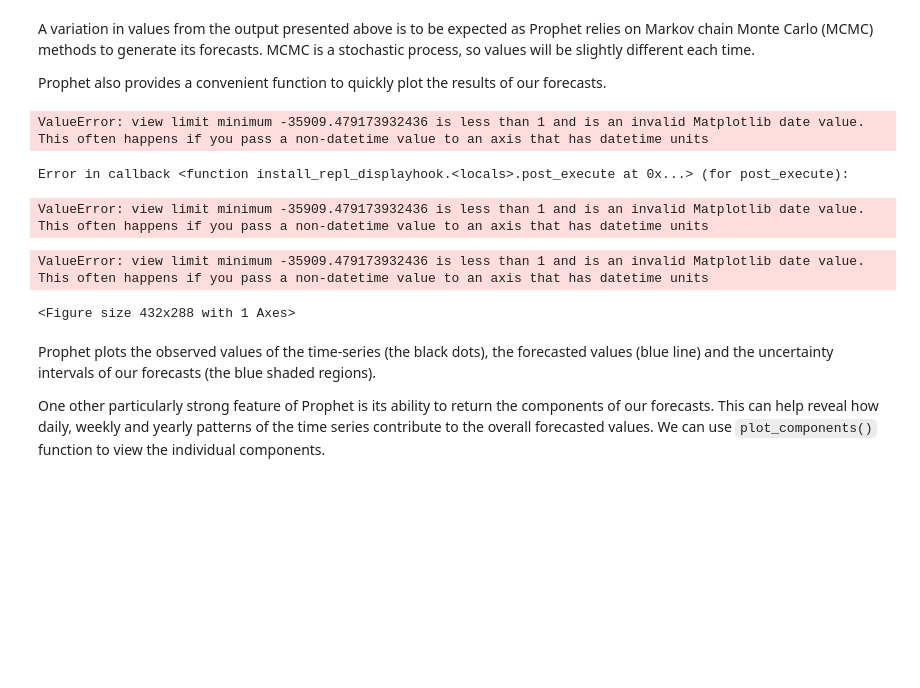
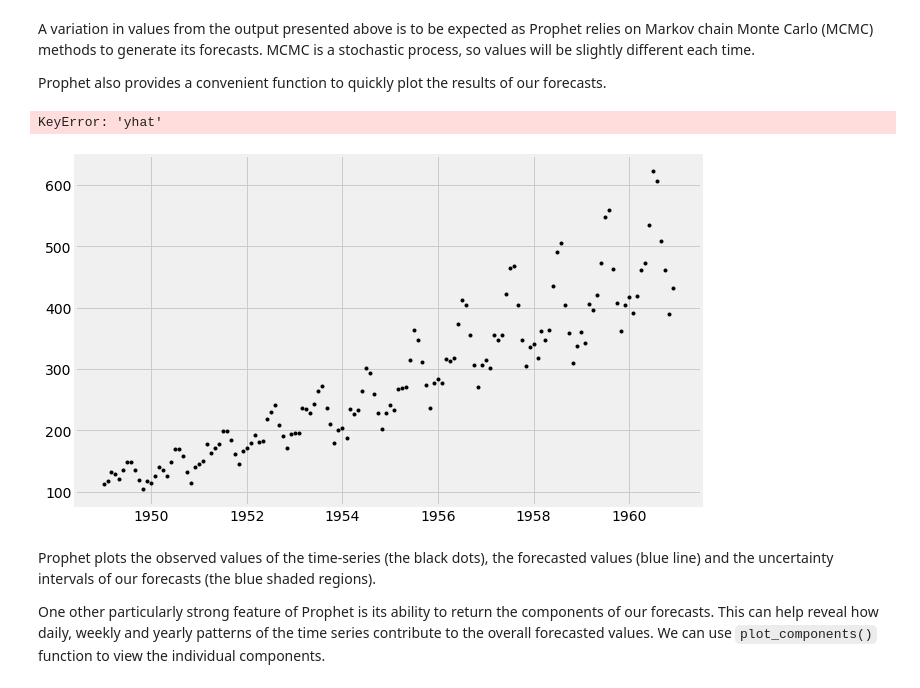
Before and after one commit to ortsed/dsc-facebook-prophet-lab-dc-ds-career-042219, a Jupyter notebook: index.ipynb, the cells around one changed output. Drawn from its saved outputs; the diff is of its cells as text; code cells hidden in the pictures; blank space fills up the shorter version.

```diff
--- a/index.ipynb
+++ b/index.ipynb
@@ -200,13 +200,10 @@ Prophet also provides a convenient function to quickly plot the results of our f
 # %%
 # Use prophet's plot function to plot the predictions
 # %%
-pr.plot(fu)
+pr.plot(future, uncertainty=True)
 # %% [output]
-ValueError: view limit minimum -35909.479173932436 is less than 1 and is an invalid Matplotlib date value. This often happens if you pass a non-datetime value to an axis that has datetime units
+KeyError: 'yhat'
-Error in callback <function install_repl_displayhook.<locals>.post_execute at 0x...> (for post_execute):
-ValueError: view limit minimum -35909.479173932436 is less than 1 and is an invalid Matplotlib date value. This often happens if you pass a non-datetime value to an axis that has datetime units
-ValueError: view limit minimum -35909.479173932436 is less than 1 and is an invalid Matplotlib date value. This often happens if you pass a non-datetime value to an axis that has datetime units
-<Figure size 432x288 with 1 Axes>
+[figure, added]
 # %% [markdown]
 Prophet plots the observed values of the time-series (the black dots), the forecasted values (blue line) and the uncertainty intervals of our forecasts (the blue shaded regions).
 
```
